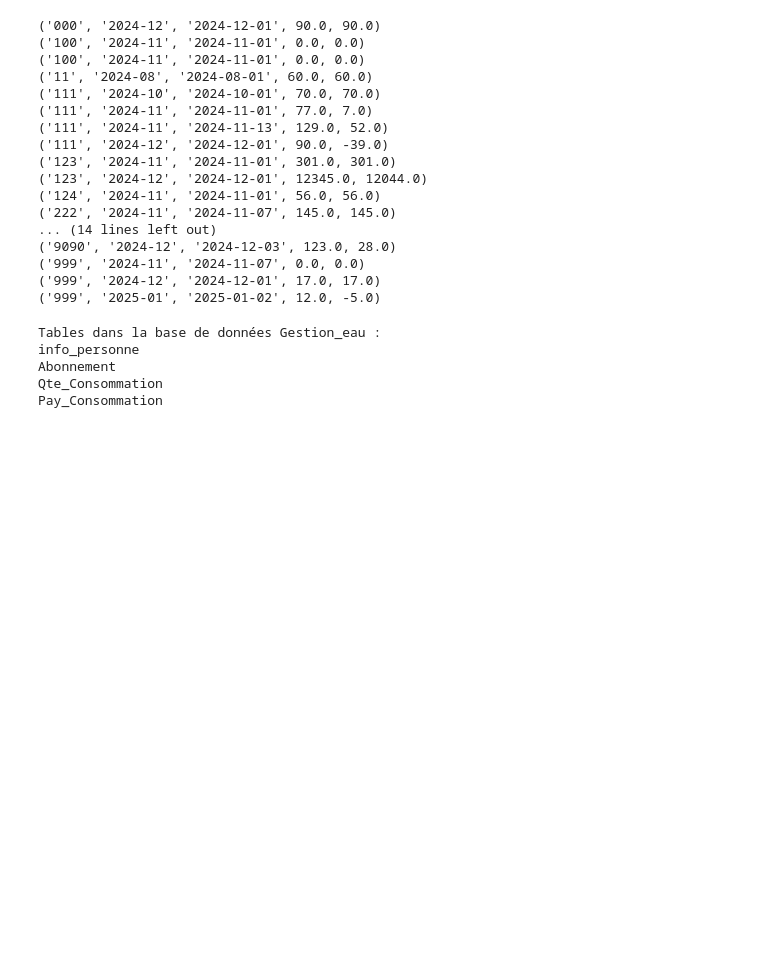
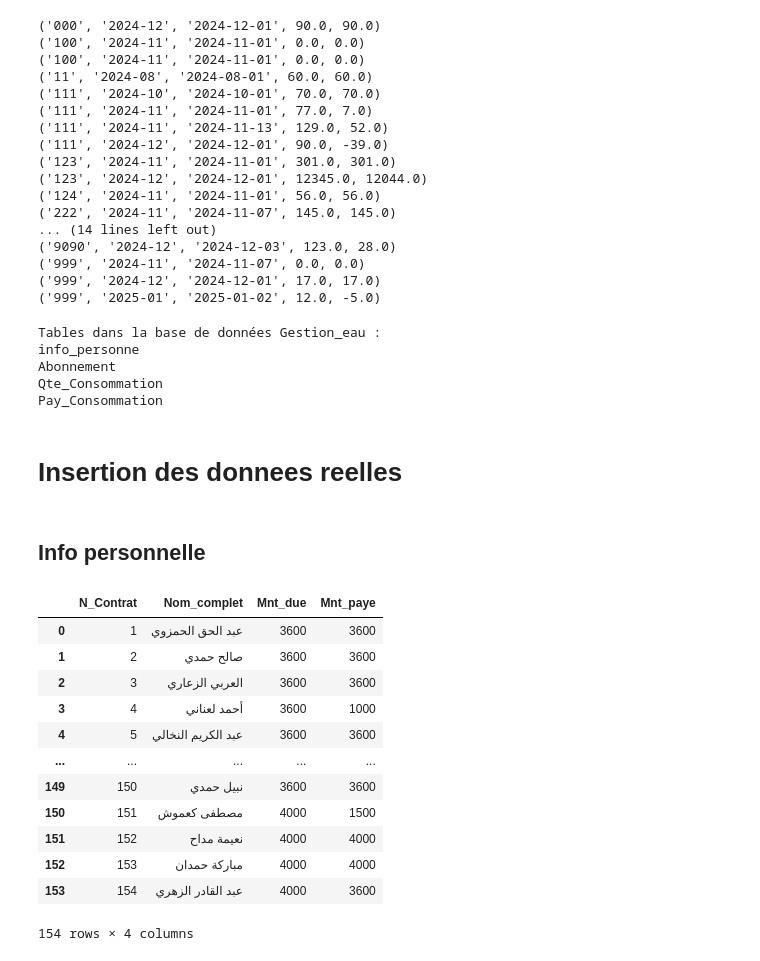
Before and after one commit to laanani-mohamed/Gestion-Eau-Association-Nasr, a Jupyter notebook: notebook/Manipulation_BD.ipynb, the cells around one changed output. Drawn from its saved outputs; the diff is of its cells as text; code cells hidden in the pictures; blank space fills up the shorter version.

```diff
--- a/notebook/Manipulation_BD.ipynb
+++ b/notebook/Manipulation_BD.ipynb
@@ -535,3 +626,7 @@ Pay_Consommation
 # Enregistrer les modifications et fermer la connexion
 conn.commit()
 conn.close()
+# %% [markdown]
+# Insertion des donnees reelles
+# %% [markdown]
+## Info personnelle
@@ -537,0 +635,19 @@ conn.close()
+# %%
+fichier_excel= "/Users/mac/Desktop/Gestion-Eau-Association-Nasr/Donnee Brute/MB suivi de compte.xlsx"
+noms_colonnes = ["N_Contrat", "Nom_complet", "Mnt_due", "Mnt_paye"]
+df = pd.read_excel(fichier_excel, sheet_name="Sheet1",names=noms_colonnes)
+df
+# %% [output]
+|  | N_Contrat | Nom_complet | Mnt_due | Mnt_paye |
+| 0 | 1 | عبد الحق الحمزوي | 3600 | 3600 |
+| 1 | 2 | صالح حمدي | 3600 | 3600 |
+| 2 | 3 | العربي الزعاري | 3600 | 3600 |
+| 3 | 4 | أحمد لعناني | 3600 | 1000 |
+| 4 | 5 | عبد الكريم النخالي | 3600 | 3600 |
+| ... | ... | ... | ... | ... |
+| 149 | 150 | نبيل حمدي | 3600 | 3600 |
+| 150 | 151 | مصطفى كعموش | 4000 | 1500 |
+| 151 | 152 | نعيمة مداح | 4000 | 4000 |
+| 152 | 153 | مباركة حمدان | 4000 | 4000 |
+| 153 | 154 | عبد القادر الزهري | 4000 | 3600 |
+154 rows × 4 columns
```
Also changed, not shown: parts of 11 cells of this notebook, 13 other files.
